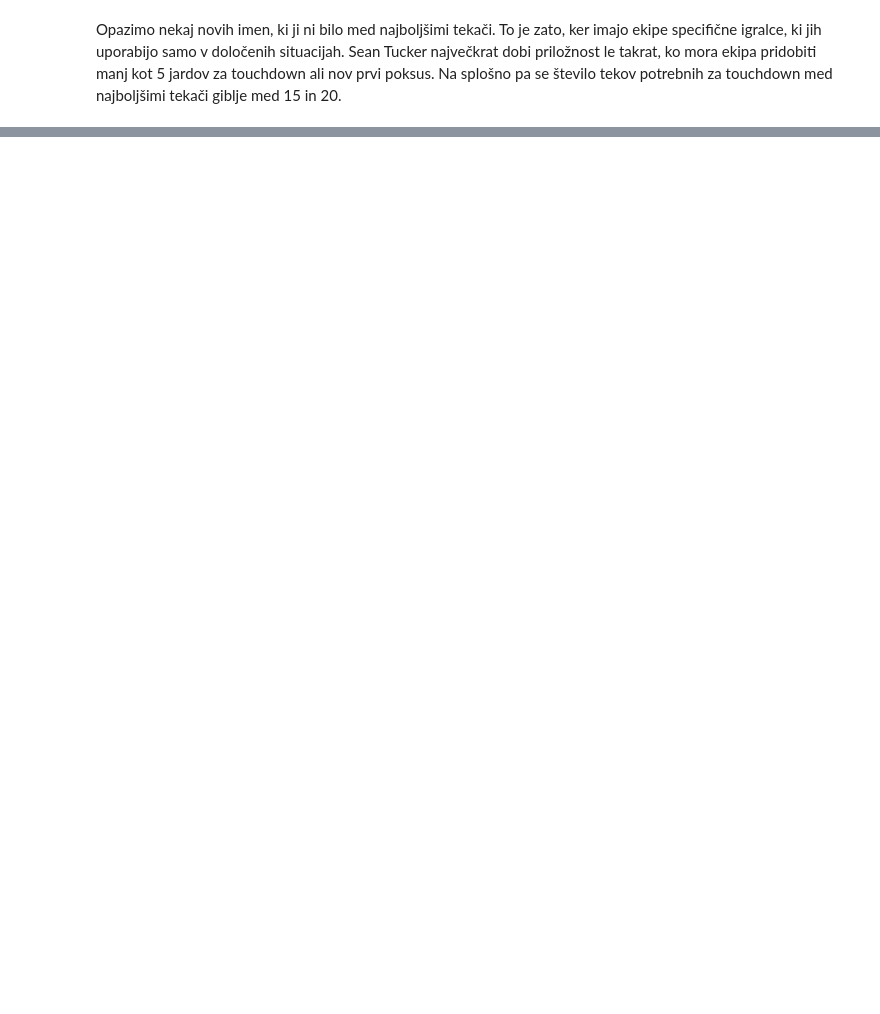
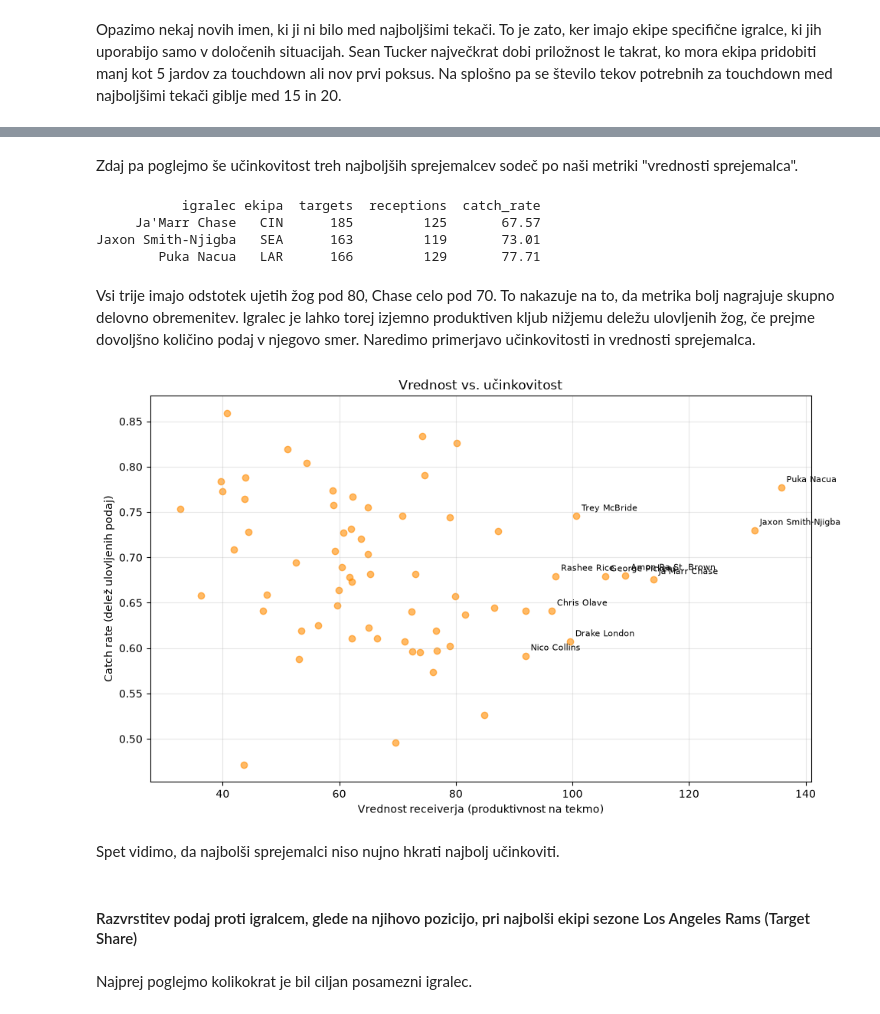
Before and after one commit to tiborprosen/UVP_projektna, a Jupyter notebook: analiza.ipynb, the cells around one changed output, grey strips where cells are left out. Cells and saved outputs as stored; diff of their text form; code cells hidden in the pictures; blank space fills up the shorter version.

```diff
--- a/analiza.ipynb
+++ b/analiza.ipynb
@@ -213,0 +215,12 @@ Opazimo nekaj novih imen, ki ji ni bilo med najboljšimi tekači. To je zato, ke
+# %%
+df["vrednost_receiverja"] = (
+    df["receiving_yards"] + (df["receiving_td"] * 20) + (df["receptions"] * 2)
+) / df["tekme"]
+
+receiverji = df[df["receptions"] >= 50].copy()
+
+top_receiverji = receiverji.sort_values("vrednost_receiverja", ascending=False).head(10)
+top_receiverji = top_receiverji.reset_index(drop=True)
+top_receiverji.index = top_receiverji.index + 1
+
+display(top_receiverji[["igralec", "ekipa", "tekme", "receiving_yards", "receiving_td", "receptions", "vrednost_receiverja"]])
@@ -213,0 +265,44 @@ Opazimo nekaj novih imen, ki ji ni bilo med najboljšimi tekači. To je zato, ke
+# %% [markdown]
+Zdaj pa poglejmo še učinkovitost treh najboljših sprejemalcev sodeč po naši metriki "vrednosti sprejemalca".
+# %%
+df = pd.read_csv("podatki/nfl_2025_statistika.csv")
+
+iskani_igralci = "puka nacua|jaxon smith-njigba|ja'marr chase"
+df_filtered = df[df["igralec"].str.lower().str.contains(iskani_igralci, na=False)].copy()
+df_filtered["catch_rate"] = (df_filtered["receptions"] / df_filtered["targets"] * 100).round(2)
+
+print(df_filtered[["igralec", "ekipa", "targets", "receptions", "catch_rate"]].to_string(index=False))
+# %% [output]
+           igralec ekipa  targets  receptions  catch_rate
+     Ja'Marr Chase   CIN      185         125       67.57
+Jaxon Smith-Njigba   SEA      163         119       73.01
+        Puka Nacua   LAR      166         129       77.71
+# %% [markdown]
+Vsi trije imajo odstotek ujetih žog pod 80, Chase celo pod 70. To nakazuje na to, da metrika bolj nagrajuje skupno delovno obremenitev. Igralec je lahko torej izjemno produktiven kljub nižjemu deležu ulovljenih žog, če prejme dovoljšno količino podaj v njegovo smer. Naredimo primerjavo učinkovitosti in vrednosti sprejemalca.
+# %%
+receiverji["catch_rate"] = receiverji["receptions"] / receiverji["targets"]
+
+plt.figure(figsize=(10, 6))
+plt.scatter(receiverji["vrednost_receiverja"], receiverji["catch_rate"], alpha=0.6, color="darkorange")
+
+for _, vrstica in top_receiverji.iterrows():
+    plt.annotate(
+        vrstica["igralec"],
+        (vrstica["vrednost_receiverja"], receiverji.loc[receiverji["igralec"] == vrstica["igralec"], "catch_rate"].values[0]),
+        textcoords="offset points", xytext=(5, 5), fontsize=8
+    )
+
+plt.xlabel("Vrednost receiverja (produktivnost na tekmo)")
+plt.ylabel("Catch rate (delež ulovljenih podaj)")
+plt.title("Vrednost vs. učinkovitost")
+plt.grid(True, alpha=0.3)
+plt.tight_layout()
+plt.show()
+# %% [output]
+[figure, added]
+# %% [markdown]
+Spet vidimo, da najbolši sprejemalci niso nujno hkrati najbolj učinkoviti.
+# %% [markdown]
+#### Razvrstitev podaj proti igralcem, glede na njihovo pozicijo, pri najbolši ekipi sezone Los Angeles Rams (Target Share)
+# %% [markdown]
+Najprej poglejmo kolikokrat je bil ciljan posamezni igralec.
```
Also changed, not shown: parts of 30 cells of this notebook.
